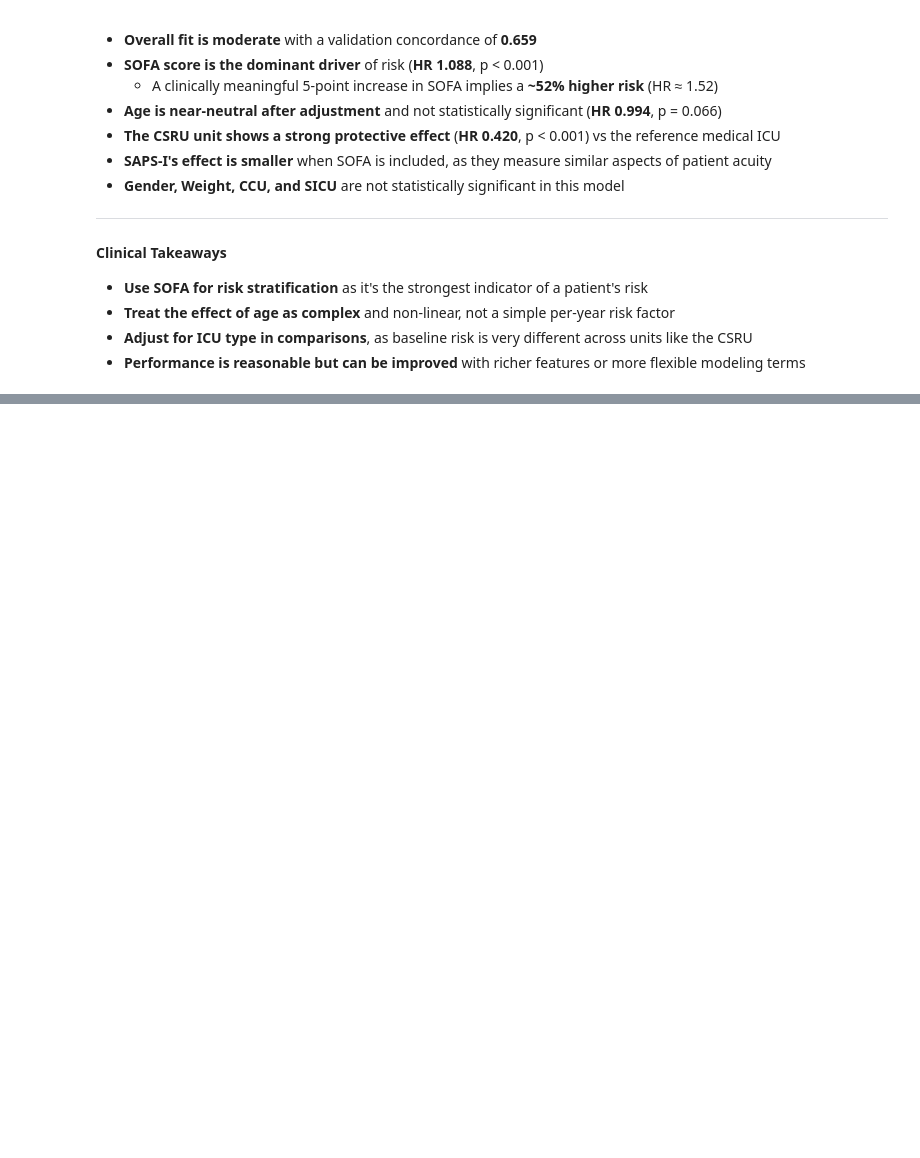
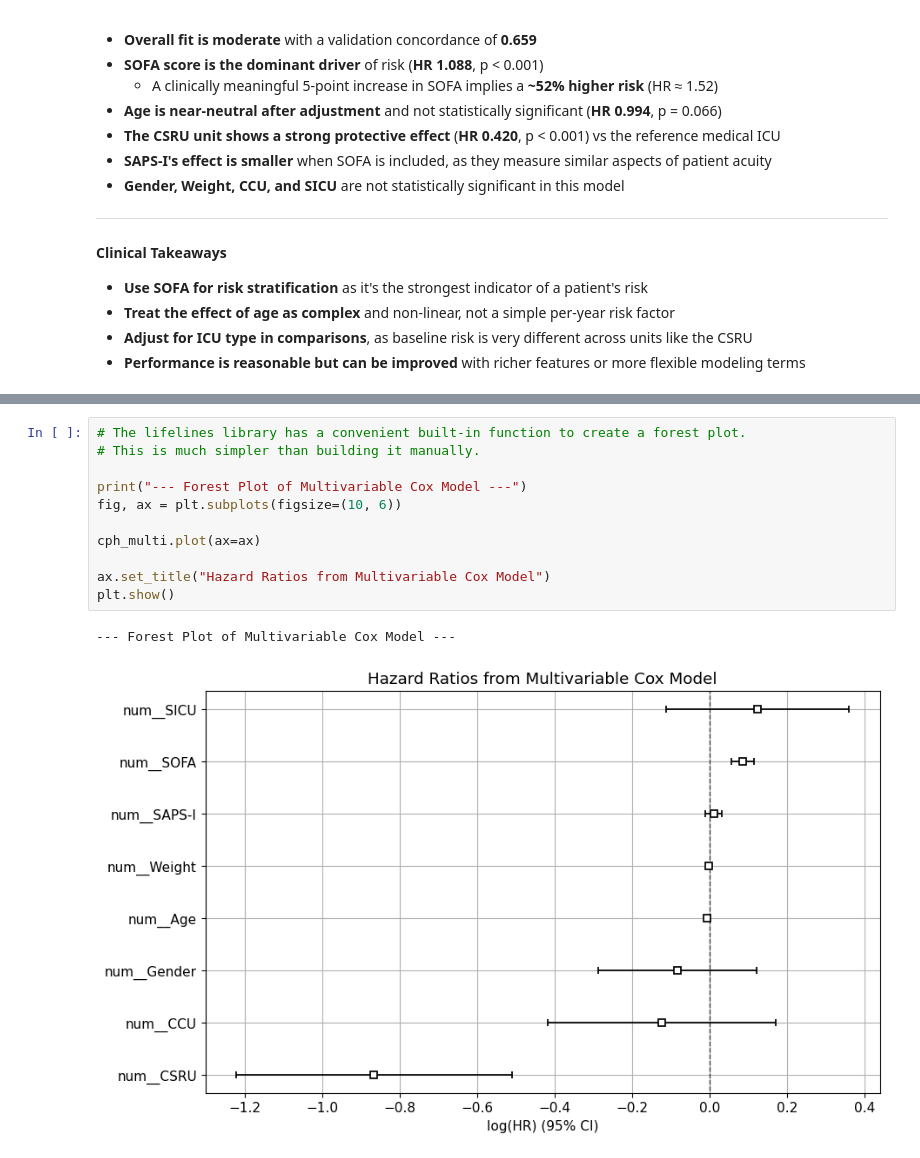
Before and after one commit to IE-ML-for-Healthcare/ICU_Survival_analysis, a Jupyter notebook: 02_ICU_Survival_analysis_CPH.ipynb, the cells around one changed output, grey strips where cells are left out. Saved outputs shown, nothing was run; the diff lists cells and outputs as text; blank space fills up the shorter version.

```diff
--- a/02_ICU_Survival_analysis_CPH.ipynb
+++ b/02_ICU_Survival_analysis_CPH.ipynb
@@ -697,0 +705,14 @@ Based on these results, we can decide if we need to refine our model before movi
+# %%
+# The lifelines library has a convenient built-in function to create a forest plot.
+# This is much simpler than building it manually.
+
+print("--- Forest Plot of Multivariable Cox Model ---")
+fig, ax = plt.subplots(figsize=(10, 6))
+
+cph_multi.plot(ax=ax)
+
+ax.set_title("Hazard Ratios from Multivariable Cox Model")
+plt.show()
+# %% [output]
+--- Forest Plot of Multivariable Cox Model ---
+[figure, added]
```
Also changed, not shown: parts of 10 cells of this notebook.
